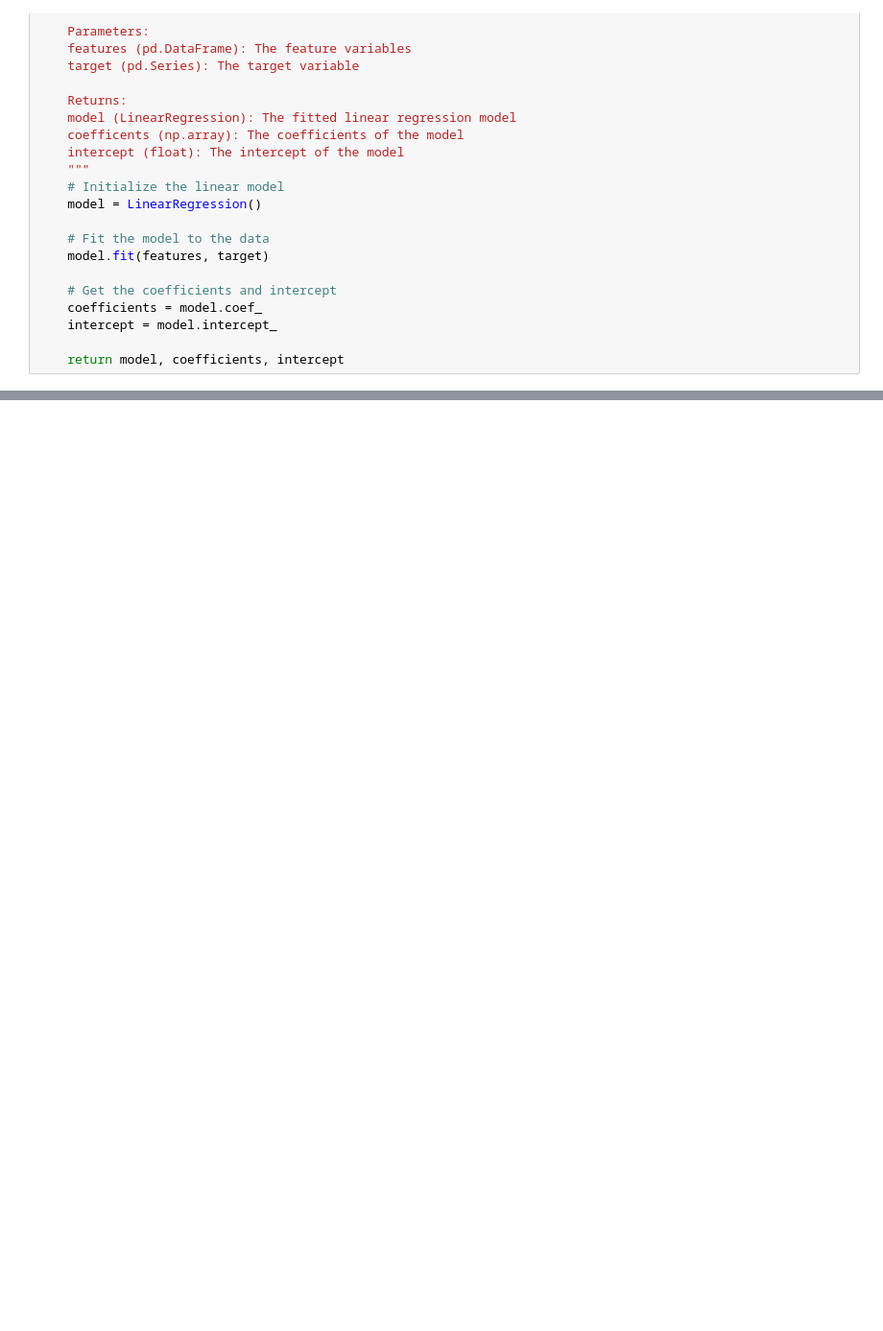
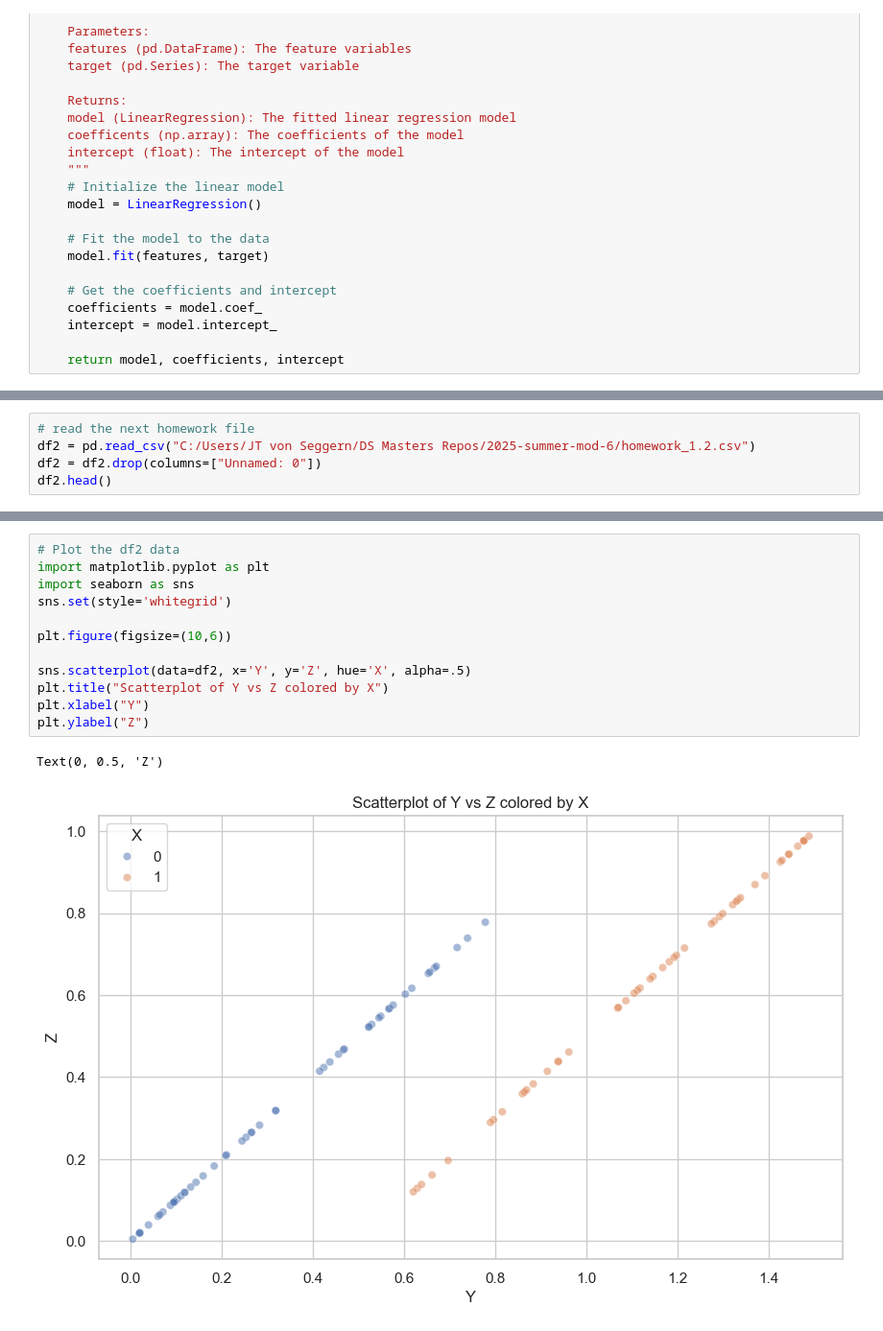
Before and after one commit to jtvon/2025-summer-mod-6, a Jupyter notebook: notebooks/Homework_1_notebook.ipynb, the cells around one changed output, grey strips where cells are left out. Shown at 96% size. Drawn from its saved outputs; the diff is of its cells as text; blank space fills up the shorter version.

```diff
--- a/notebooks/Homework_1_notebook.ipynb
+++ b/notebooks/Homework_1_notebook.ipynb
@@ -76,0 +135,5 @@ def regress(features, target):
+# %%
+# read the next homework file
+df2 = pd.read_csv("C:/Users/JT von Seggern/DS Masters Repos/2025-summer-mod-6/homework_1.2.csv")
+df2 = df2.drop(columns=["Unnamed: 0"])
+df2.head()
@@ -76,0 +172,15 @@ def regress(features, target):
+# %%
+# Plot the df2 data
+import matplotlib.pyplot as plt
+import seaborn as sns
+sns.set(style='whitegrid')
+
+plt.figure(figsize=(10,6))
+
+sns.scatterplot(data=df2, x='Y', y='Z', hue='X', alpha=.5)
+plt.title("Scatterplot of Y vs Z colored by X")
+plt.xlabel("Y")
+plt.ylabel("Z")
+# %% [output]
+Text(0, 0.5, 'Z')
+[figure, added]
```
Also changed, not shown: parts of 17 cells of this notebook, 2 other files.
